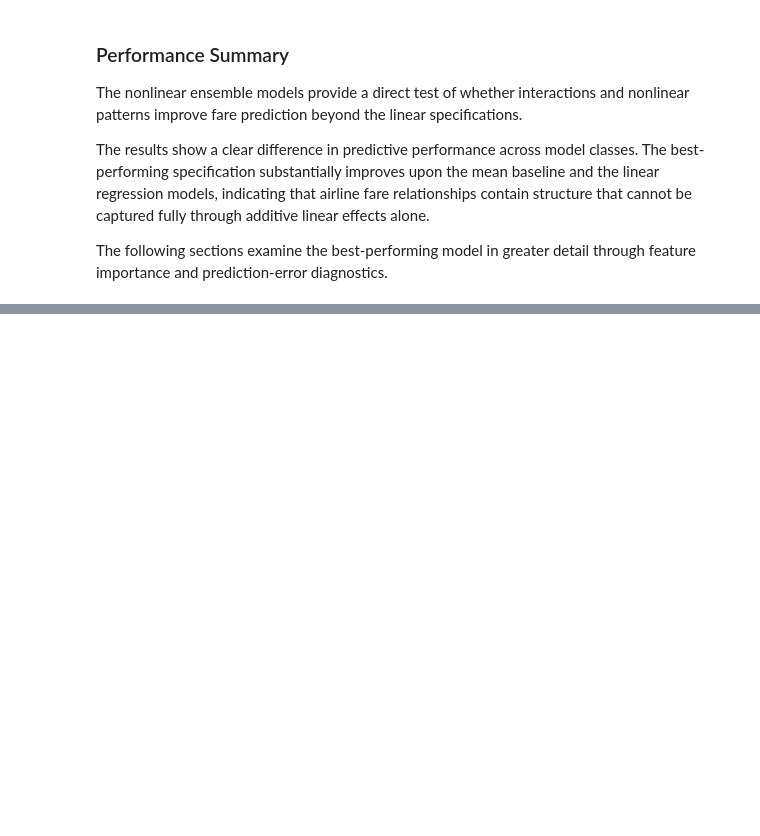
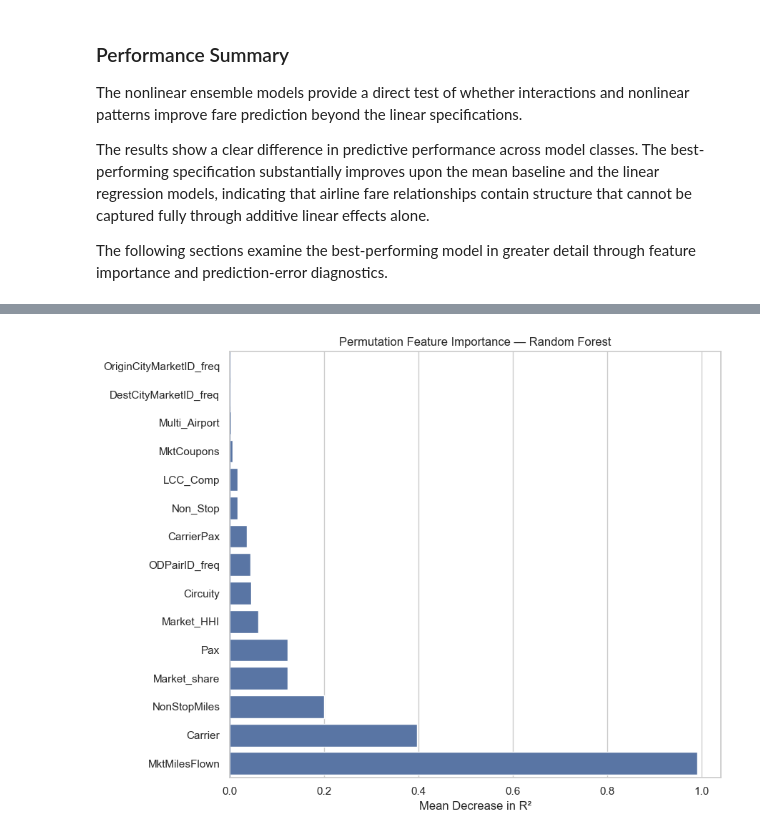
Before and after one commit to eldarhasanly/analysis-of-factors-influencing-airline-ticket-prices-using-statistical-and-machine-learning-methods, a Jupyter notebook: notebooks/airline_fare_analysis.ipynb, the cells around one changed output, grey strips where cells are left out. Saved outputs shown, nothing was run; the diff lists cells and outputs as text; code cells hidden in the pictures; blank space fills up the shorter version.

Commit message:
feat: add model interpretation and residual diagnostics

```diff
--- a/notebooks/airline_fare_analysis.ipynb
+++ b/notebooks/airline_fare_analysis.ipynb
@@ -1310,0 +1383,20 @@ The following sections examine the best-performing model in greater detail throu
+# %%
+permutation_importance_df = (
+    pd.DataFrame(
+        {
+            "Feature": permutation_sample.columns,
+            "Importance_Mean": permutation_result.importances_mean,
+            "Importance_SD": permutation_result.importances_std,
+        }
+    )
+    .sort_values(
+        "Importance_Mean",
+        ascending=False,
+    )
+)
+
+display(
+    permutation_importance_df
+    .head(15)
+    .round(4)
+)
@@ -1310,0 +1420,27 @@ The following sections examine the best-performing model in greater detail throu
+# %%
+top_importance = (
+    permutation_importance_df
+    .head(15)
+    .sort_values("Importance_Mean")
+)
+
+fig, ax = plt.subplots(figsize=(9, 7))
+
+sns.barplot(
+    data=top_importance,
+    x="Importance_Mean",
+    y="Feature",
+    ax=ax,
+)
+
+ax.axvline(0, linewidth=1)
+ax.set_title(
+    f"Permutation Feature Importance — {best_model_name}"
+)
+ax.set_xlabel("Mean Decrease in R²")
+ax.set_ylabel("")
+
+plt.tight_layout()
+plt.show()
+# %% [output]
+[figure, added]
```
Also changed, not shown: parts of 19 cells of this notebook.
